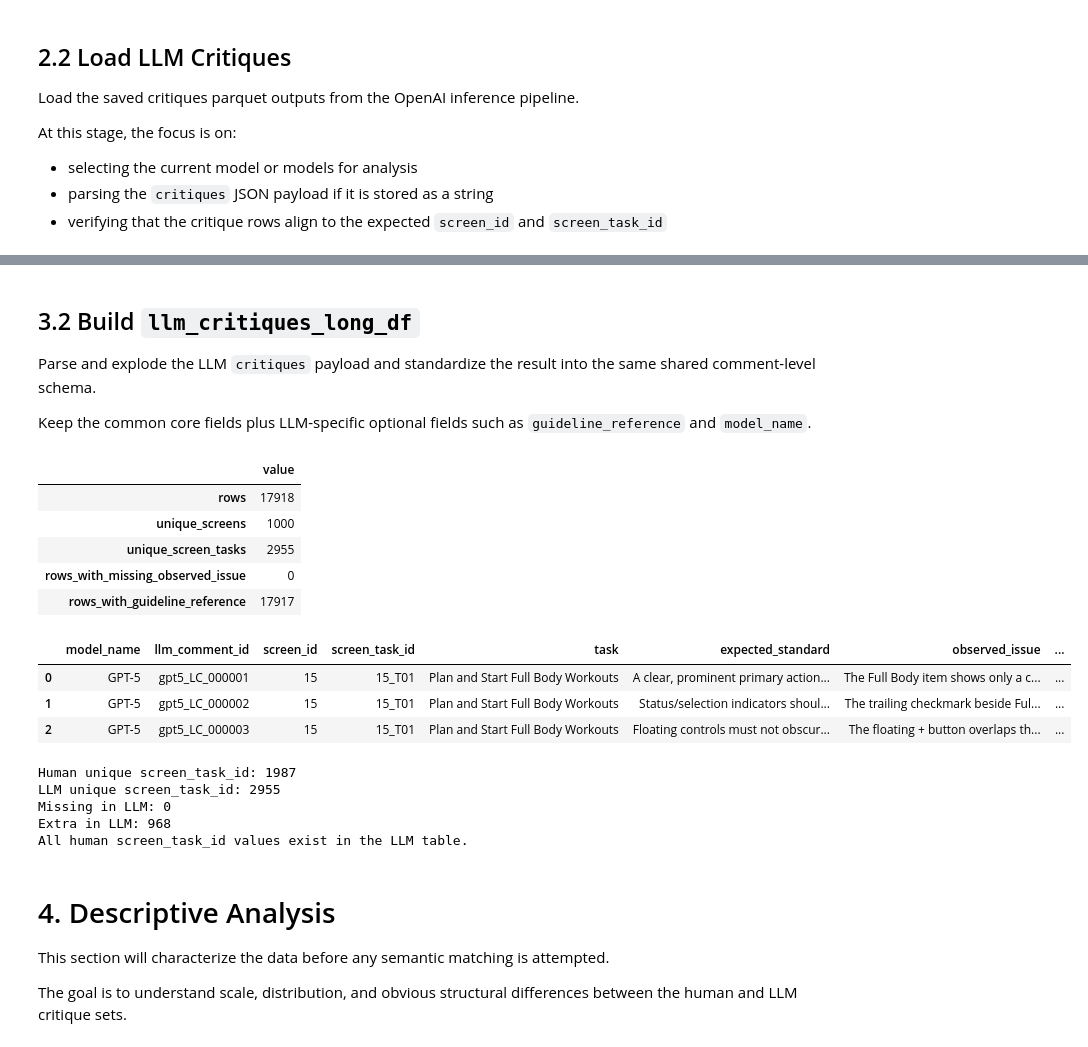
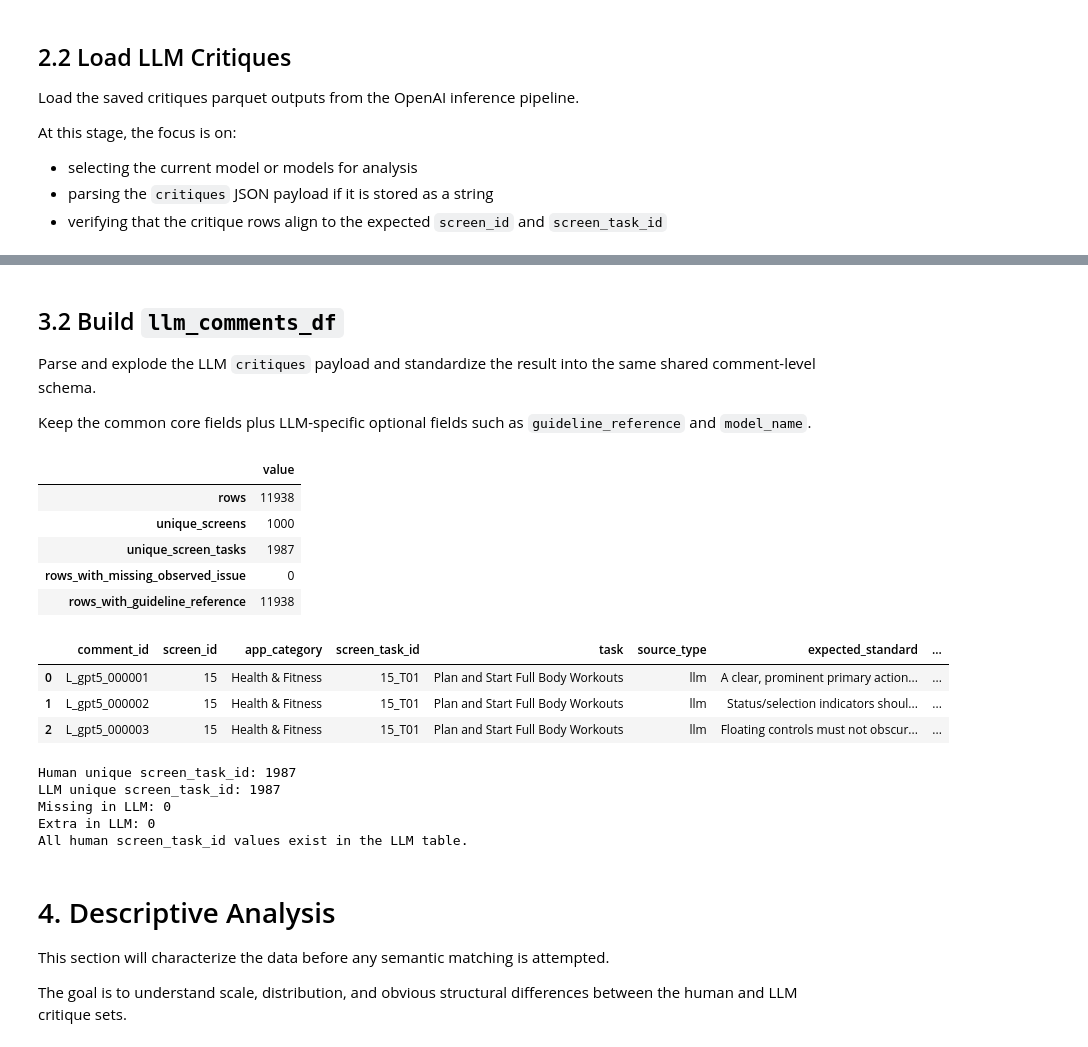
Before and after one commit to mm-khalil1/LLM-vs-Human-UI-Critique-Analysis, a Jupyter notebook: code/analysis/comments_results_analysis.ipynb, the cells around one changed output, grey strips where cells are left out. Saved outputs shown, nothing was run; the diff lists cells and outputs as text; code cells hidden in the pictures.

```diff
--- a/code/analysis/comments_results_analysis.ipynb
+++ b/code/analysis/comments_results_analysis.ipynb
@@ -248,7 +251,7 @@ Expected fields at this stage:
 This table remains in nested format initially and will be exploded later in Section 4.
 # %%
 dataset_dir = Path('../../data/dataset/cleaned_dataset')
-human_reference_file = dataset_dir / 'human_comments_exact_dedup.parquet'
+human_reference_file = dataset_dir / 'human_comments_semantic_dedup.parquet'
 results_dir = Path(f'../results/{STAGE}/parquet')
 results_file_base = f'{STAGE}-{{prompting_type}}-{TASK_SUBSET}-{{model_short}}-responses.parquet'
 
@@ -334,7 +337,7 @@ def load_model_critiques(prompting_type, selected_models):
             raise KeyError(f"Expected 'critiques' column in {results_file}")
 
         df['critiques'] = df['critiques'].apply(parse_critiques_payload)
-        df['num_llm_critiques'] = df['critiques'].apply(lambda x: len(x) if isinstance(x, list) else 0)
+        df['num_llm_comments'] = df['critiques'].apply(lambda x: len(x) if isinstance(x, list) else 0)
 
         model_dfs[model_name] = df
 
@@ -375,9 +378,13 @@ for model_name in selected_models:
     else:
         common_keys_df = common_keys_df.merge(model_key_frames[model_name], on=key_cols, how='inner')
 
-experts_df_shared = experts_df.merge(common_keys_df, on=key_cols, how='inner').copy()
+human_key_frame = experts_df[key_cols].drop_duplicates().copy()
+analysis_keys_df = common_keys_df.merge(human_key_frame, on=key_cols, how='inner')
+dropped_llm_only_keys = len(common_keys_df) - len(analysis_keys_df)
+
+experts_df_shared = experts_df.merge(analysis_keys_df, on=key_cols, how='inner').copy()
 shared_model_dfs = {
-    model_name: df.merge(common_keys_df, on=key_cols, how='inner').copy()
+    model_name: df.merge(analysis_keys_df, on=key_cols, how='inner').copy()
     for model_name, df in model_dfs.items()
 }
 
@@ -402,9 +409,9 @@ for model_name, df in shared_model_dfs.items():
 shared_summary_df = pd.DataFrame(shared_summary_rows)
 display(shared_summary_df)
 
-missing_human_keys = len(common_keys_df) - len(experts_df_shared[key_cols].drop_duplicates())
-print('Common analysis keys:', len(common_keys_df))
-print('Missing keys from human reference after filtering:', missing_human_keys)
+print('LLM-common task rows:', len(common_keys_df))
+print('Final shared task rows used for analysis:', len(analysis_keys_df))
+print('Dropped LLM-only task rows with no cleaned human reference:', dropped_llm_only_keys)
 print('Active analysis dataframe:', selected_models[0])
 
 responses_df.head(2)
@@ -461,5 +469,5 @@ human_comments_long_df.head(3)
 # %% [markdown]
-## 3.2 Build `llm_critiques_long_df`
+## 3.2 Build `llm_comments_df`
 
 Parse and explode the LLM `critiques` payload and standardize the result into the same shared comment-level schema.
 
@@ -467,49 +475,49 @@ Keep the common core fields plus LLM-specific optional fields such as `guideline
 # %%
 llm_long_frames = []
 
 for model_name, df in shared_model_dfs.items():
-    model_long_df = df[['screen_id', 'screen_task_id', 'task', 'critiques']].copy()
-    model_long_df = model_long_df.merge(
-        experts_df_shared[['screen_id', 'app_category']].drop_duplicates(),
-        on='screen_id',
-        how='left',
+    model_comments_df = df[["screen_id", "screen_task_id", "task", "critiques"]].copy()
+    model_comments_df = model_comments_df.merge(
+        experts_df_shared[["screen_id", "screen_task_id", "app_category"]].drop_duplicates(),
+        on=["screen_id", "screen_task_id"],
+        how="left",
     )
     llm_long_frames.append(
         build_standardized_llm_comments_from_nested(
-            model_long_df,
-            nested_comments_col='critiques',
-            comment_id_prefix='L',
+            model_comments_df,
+            nested_comments_col="critiques",
+            comment_id_prefix="L",
             model_name=model_name,
             model_code=MODEL_SHORT[model_name],
         )
     )
 
-llm_critiques_long_df = pd.concat(llm_long_frames, ignore_index=True) if llm_long_frames else pd.DataFrame()
+llm_comments_df = pd.concat(llm_long_frames, ignore_index=True) if llm_long_frames else pd.DataFrame()
 
-llm_long_summary = pd.Series({
-    'rows': len(llm_critiques_long_df),
-    'unique_screens': llm_critiques_long_df['screen_id'].nunique(),
-    'unique_screen_tasks': llm_critiques_long_df['screen_task_id'].nunique(),
-    'rows_with_missing_observed_issue': int(llm_critiques_long_df['observed_issue'].isna().sum()),
-    'rows_with_guideline_reference': int(llm_critiques_long_df['guideline_reference'].notna().sum()),
+llm_comments_summary = pd.Series({
+    "rows": len(llm_comments_df),
+    "unique_screens": llm_comments_df["screen_id"].nunique(),
+    "unique_screen_tasks": llm_comments_df["screen_task_id"].nunique(),
+    "rows_with_missing_observed_issue": int(llm_comments_df["observed_issue"].isna().sum()),
+    "rows_with_guideline_reference": int(llm_comments_df["guideline_reference"].notna().sum()),
 })
 
-display(llm_long_summary.to_frame('value'))
-llm_critiques_long_df.head(3)
+display(llm_comments_summary.to_frame("value"))
+llm_comments_df.head(3)
 # %% [output]
 |  | value |
-| rows | 17918 |
+| rows | 11938 |
 | unique_screens | 1000 |
-| unique_screen_tasks | 2955 |
+| unique_screen_tasks | 1987 |
 | rows_with_missing_observed_issue | 0 |
-| rows_with_guideline_reference | 17917 |
+| rows_with_guideline_reference | 11938 |
-|  | model_name | llm_comment_id | screen_id | screen_task_id | task | expected_standard | observed_issue | ... |
-| 0 | GPT-5 | gpt5_LC_000001 | 15 | 15_T01 | Plan and Start Full Body Workouts | A clear, prominent primary action... | The Full Body item shows only a c... | ... |
-| 1 | GPT-5 | gpt5_LC_000002 | 15 | 15_T01 | Plan and Start Full Body Workouts | Status/selection indicators shoul... | The trailing checkmark beside Ful... | ... |
-| 2 | GPT-5 | gpt5_LC_000003 | 15 | 15_T01 | Plan and Start Full Body Workouts | Floating controls must not obscur... | The floating + button overlaps th... | ... |
+|  | comment_id | screen_id | app_category | screen_task_id | task | source_type | expected_standard | ... |
+| 0 | L_gpt5_000001 | 15 | Health & Fitness | 15_T01 | Plan and Start Full Body Workouts | llm | A clear, prominent primary action... | ... |
+| 1 | L_gpt5_000002 | 15 | Health & Fitness | 15_T01 | Plan and Start Full Body Workouts | llm | Status/selection indicators shoul... | ... |
+| 2 | L_gpt5_000003 | 15 | Health & Fitness | 15_T01 | Plan and Start Full Body Workouts | llm | Floating controls must not obscur... | ... |
 # %%
-human_screen_task_ids = set(human_comments_long_df["screen_task_id"].dropna().astype(str).unique())
-llm_screen_task_ids = set(llm_critiques_long_df["screen_task_id"].dropna().astype(str).unique())
+human_screen_task_ids = set(human_comments_df["screen_task_id"].dropna().astype(str).unique())
+llm_screen_task_ids = set(llm_comments_df["screen_task_id"].dropna().astype(str).unique())
 
 missing_in_llm = sorted(human_screen_task_ids - llm_screen_task_ids)
 extra_in_llm = sorted(llm_screen_task_ids - human_screen_task_ids)
@@ -521,8 +529,8 @@ print("Extra in LLM:", len(extra_in_llm))
 
 if missing_in_llm:
     display(
-        human_comments_long_df[
-            human_comments_long_df["screen_task_id"].astype(str).isin(missing_in_llm)
+        human_comments_df[
+            human_comments_df["screen_task_id"].astype(str).isin(missing_in_llm)
         ][["screen_id", "screen_task_id", "task", "app_category"]]
         .drop_duplicates()
         .sort_values(["screen_id", "screen_task_id"])
@@ -531,9 +539,9 @@ else:
     print("All human screen_task_id values exist in the LLM table.")
 # %% [output]
 Human unique screen_task_id: 1987
-LLM unique screen_task_id: 2955
+LLM unique screen_task_id: 1987
 Missing in LLM: 0
-Extra in LLM: 968
+Extra in LLM: 0
 All human screen_task_id values exist in the LLM table.
 # %% [markdown]
 # 4. Descriptive Analysis
```
Also changed, not shown: parts of 46 cells of this notebook, 8 other files.
